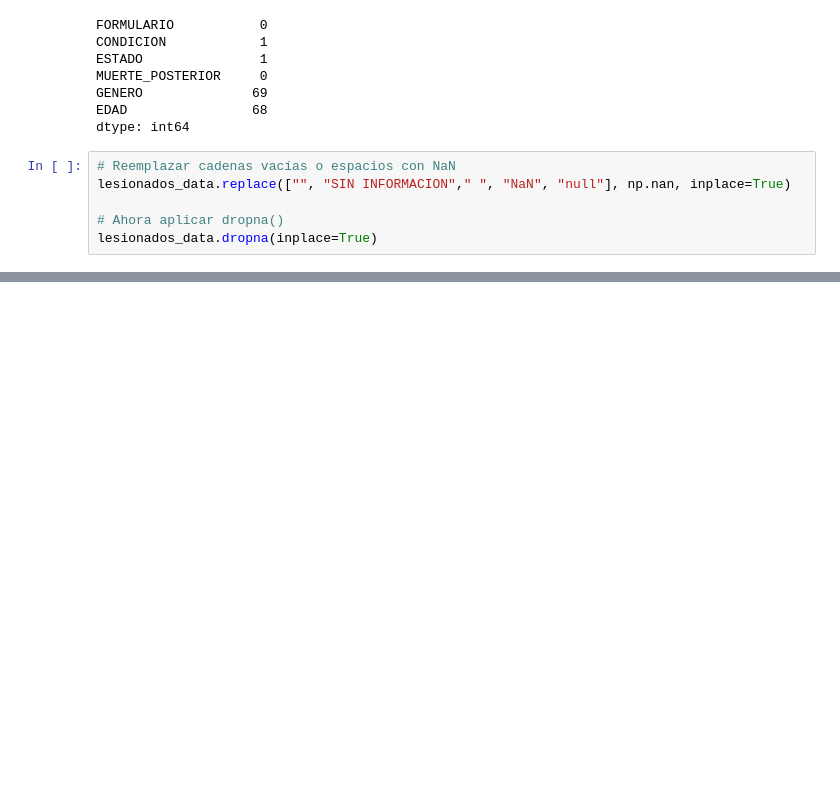
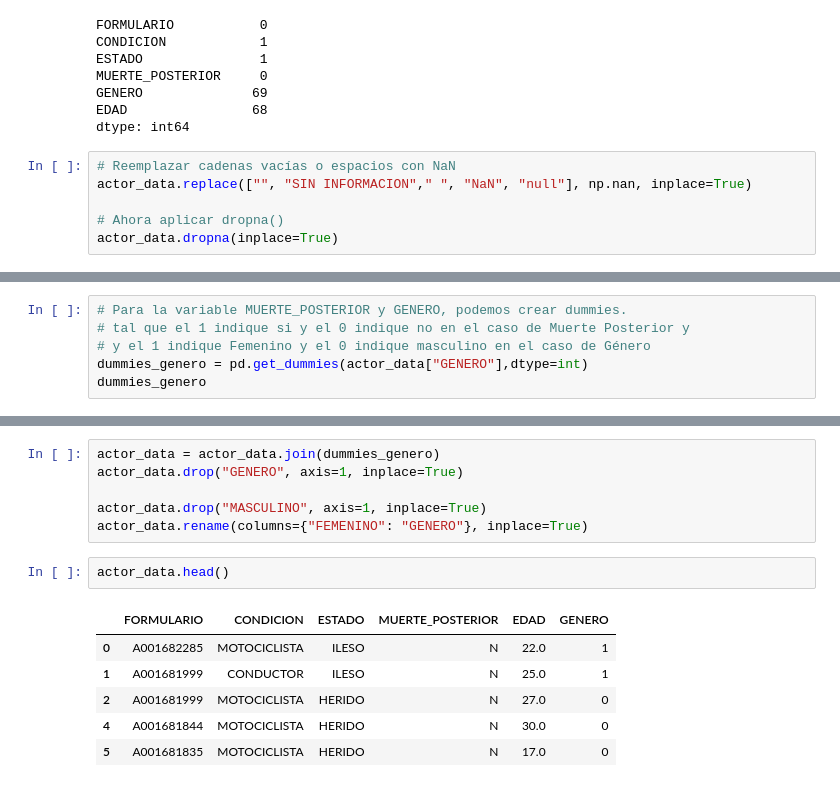
Before and after one commit to bermudez05/Siniestralidad_Bogota_BD, a Jupyter notebook: ACC_.ipynb, the cells around one changed output, grey strips where cells are left out. Saved outputs shown, nothing was run; the diff lists cells and outputs as text; blank space fills up the shorter version.

```diff
--- a/ACC_vehiculo.ipynb
+++ b/ACC_.ipynb
@@ -503,7 +503,7 @@ EDAD                68
 dtype: int64
 # %%
 # Reemplazar cadenas vacías o espacios con NaN
-lesionados_data.replace(["", "SIN INFORMACION"," ", "NaN", "null"], np.nan, inplace=True)
+actor_data.replace(["", "SIN INFORMACION"," ", "NaN", "null"], np.nan, inplace=True)
 
 # Ahora aplicar dropna()
-lesionados_data.dropna(inplace=True)
+actor_data.dropna(inplace=True)
@@ -509,0 +548,6 @@ lesionados_data.dropna(inplace=True)
+# %%
+# Para la variable MUERTE_POSTERIOR y GENERO, podemos crear dummies.
+# tal que el 1 indique si y el 0 indique no en el caso de Muerte Posterior y
+# y el 1 indique Femenino y el 0 indique masculino en el caso de Género
+dummies_genero = pd.get_dummies(actor_data["GENERO"],dtype=int)
+dummies_genero
@@ -509,0 +568,15 @@ lesionados_data.dropna(inplace=True)
+# %%
+actor_data = actor_data.join(dummies_genero)
+actor_data.drop("GENERO", axis=1, inplace=True)
+
+actor_data.drop("MASCULINO", axis=1, inplace=True)
+actor_data.rename(columns={"FEMENINO": "GENERO"}, inplace=True)
+# %%
+actor_data.head()
+# %% [output]
+|  | FORMULARIO | CONDICION | ESTADO | MUERTE_POSTERIOR | EDAD | GENERO |
+| 0 | A001682285 | MOTOCICLISTA | ILESO | N | 22.0 | 1 |
+| 1 | A001681999 | CONDUCTOR | ILESO | N | 25.0 | 1 |
+| 2 | A001681999 | MOTOCICLISTA | HERIDO | N | 27.0 | 0 |
+| 4 | A001681844 | MOTOCICLISTA | HERIDO | N | 30.0 | 0 |
+| 5 | A001681835 | MOTOCICLISTA | HERIDO | N | 17.0 | 0 |
```
Also changed, not shown: parts of 8 cells of this notebook, 4 other files.
